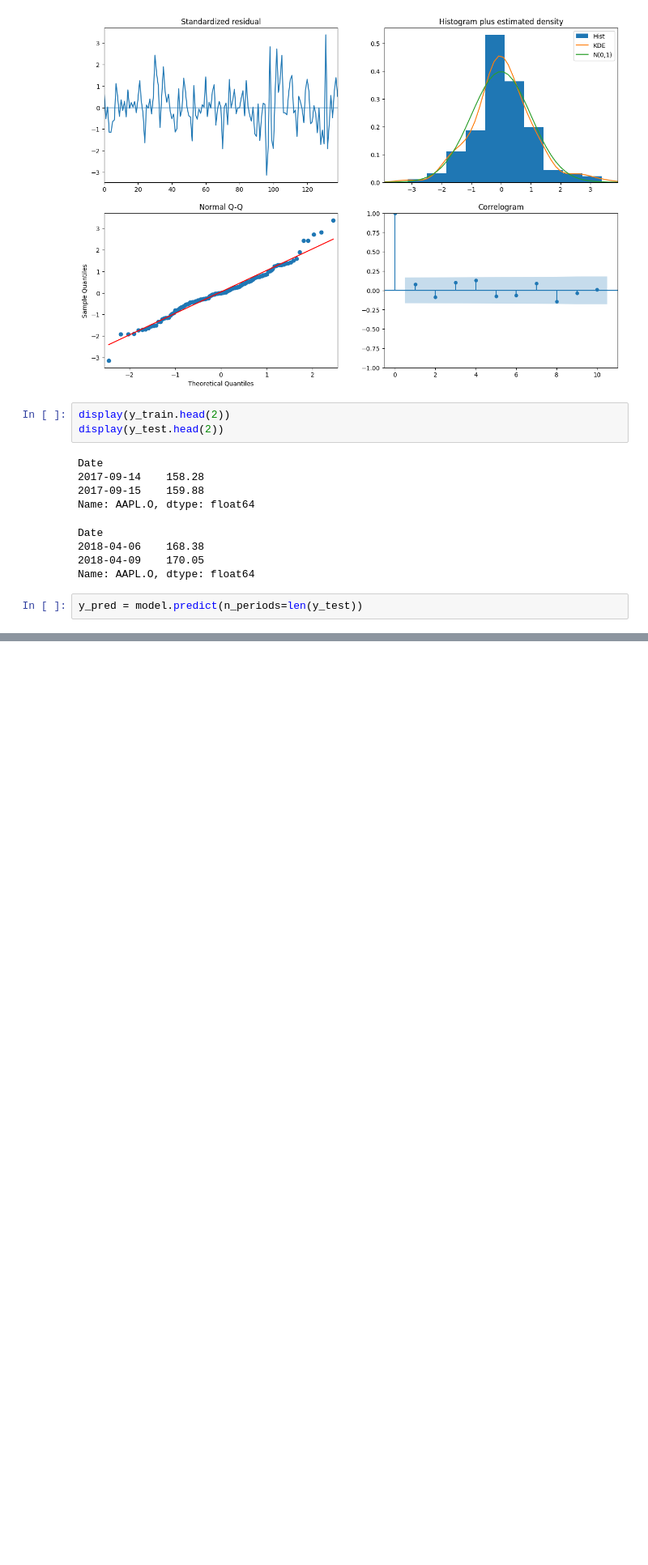
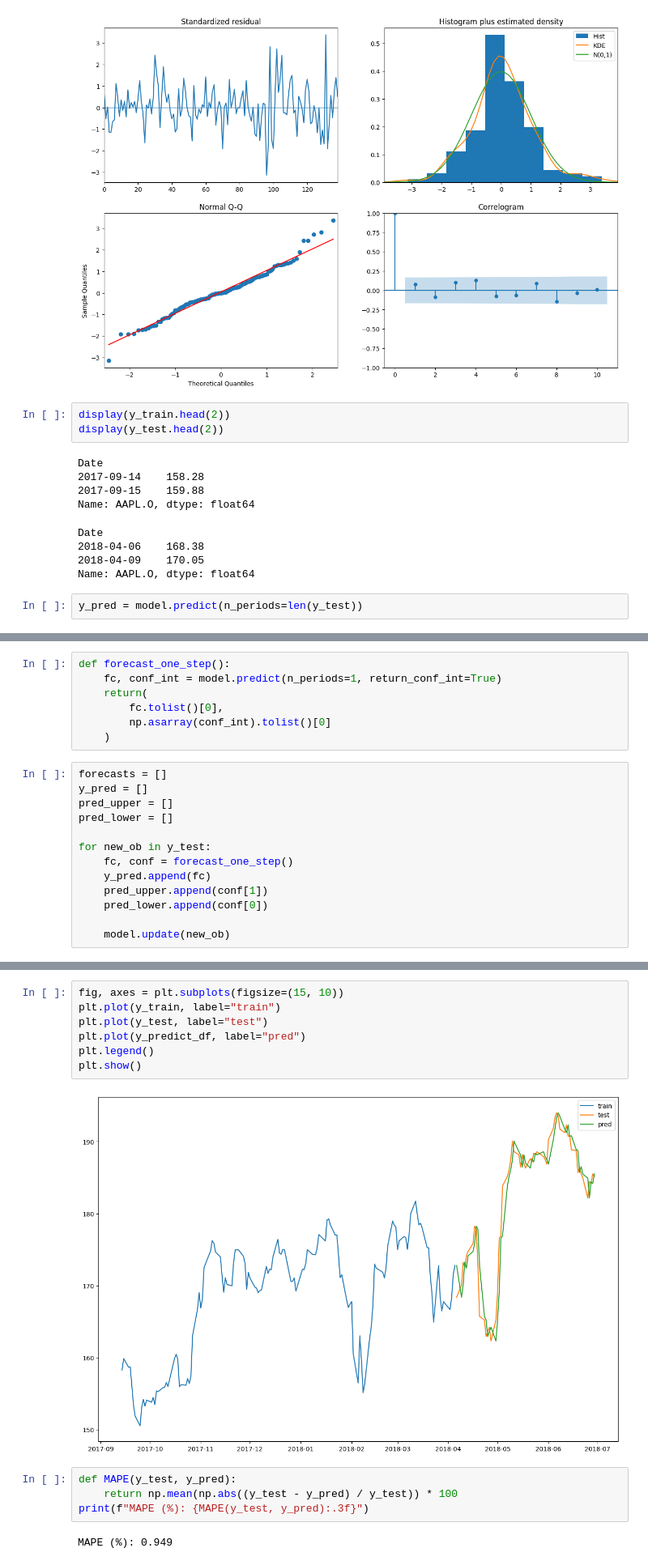
Before and after one commit to HyunsungRyu/AI_TimeSeries, a Jupyter notebook: return_TS.ipynb, the cells around one changed output, grey strips where cells are left out. Shown at 81% size. Drawn from its saved outputs; the diff is of its cells as text; blank space fills up the shorter version.

```diff
--- a/return_TS.ipynb
+++ b/return_TS.ipynb
@@ -594,0 +597,20 @@ Name: pred, Length: 120, dtype: float64
+# %%
+def forecast_one_step():
+    fc, conf_int = model.predict(n_periods=1, return_conf_int=True)
+    return(
+        fc.tolist()[0],
+        np.asarray(conf_int).tolist()[0]
+    )
+# %%
+forecasts = []
+y_pred = []
+pred_upper = []
+pred_lower = []
+
+for new_ob in y_test:
+    fc, conf = forecast_one_step()
+    y_pred.append(fc)
+    pred_upper.append(conf[1])
+    pred_lower.append(conf[0])
+
+    model.update(new_ob)
@@ -594,0 +680,15 @@ Name: pred, Length: 120, dtype: float64
+# %%
+fig, axes = plt.subplots(figsize=(15, 10))
+plt.plot(y_train, label="train")
+plt.plot(y_test, label="test")
+plt.plot(y_predict_df, label="pred")
+plt.legend()
+plt.show()
+# %% [output]
+[figure, added]
+# %%
+def MAPE(y_test, y_pred):
+    return np.mean(np.abs((y_test - y_pred) / y_test)) * 100
+print(f"MAPE (%): {MAPE(y_test, y_pred):.3f}")
+# %% [output]
+MAPE (%): 0.949
```
Also changed, not shown: parts of 8 cells of this notebook.
